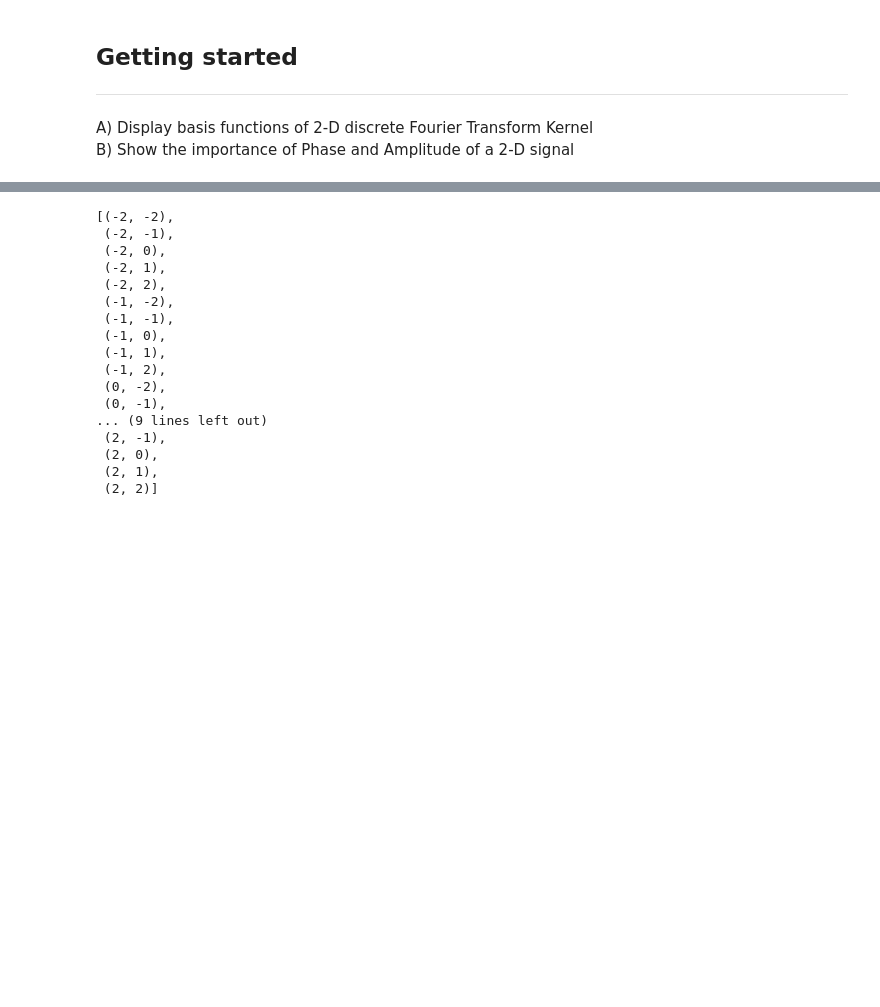
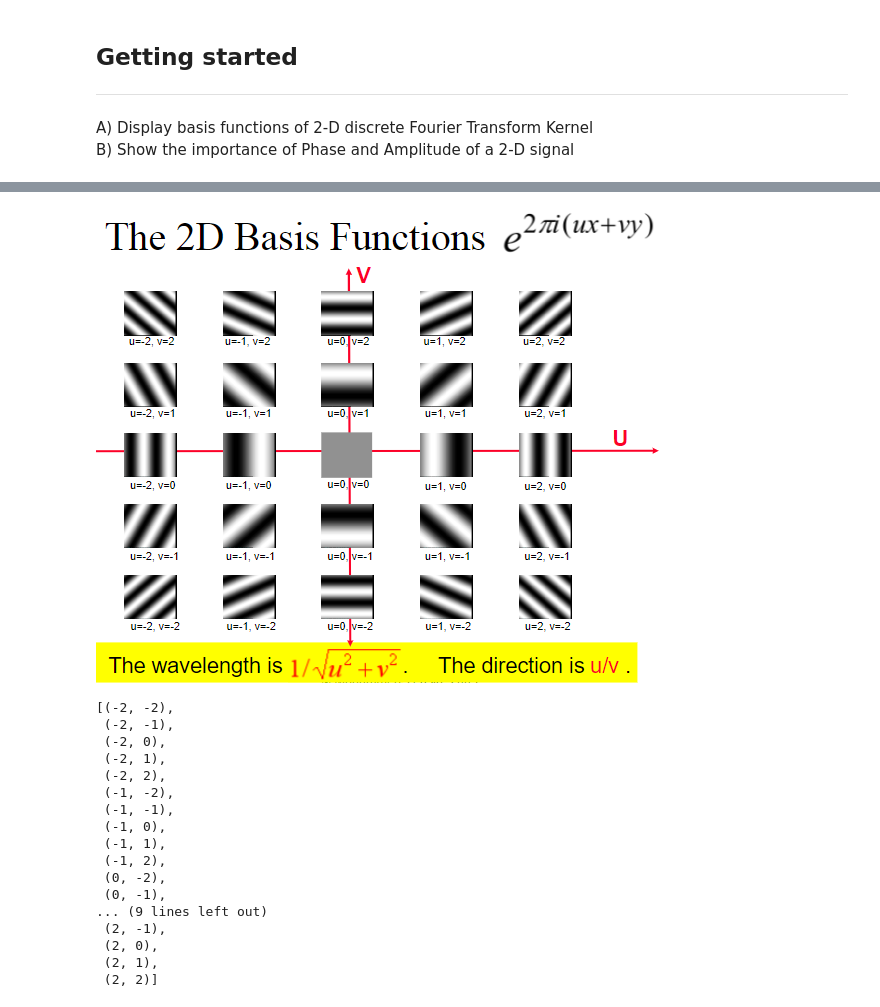
Before and after one commit to bereketeshete/Image-Processing, a Jupyter notebook: Assignment 3 - Image Fourier Transform/Assignment 3 Bereket.ipynb, the cells around one changed output, grey strips where cells are left out. Cells and saved outputs as stored; diff of their text form; code cells hidden in the pictures; blank space fills up the shorter version.

```diff
--- a/Assignment 3 - Image Fourier Transform/Assignment 3 Bereket.ipynb
+++ b/Assignment 3 - Image Fourier Transform/Assignment 3 Bereket.ipynb
@@ -99,3 +95,7 @@ Ref: Lecture Note, page 23
+# %%
+Image(filename='Images/2D_basis_vectors.PNG')
+# %% [output]
+[figure, added]
 # %%
 img_1 = np.zeros((20, 20))
 uv_values = list(product([-2,-1,0,1,2], repeat=2))
```
Also changed, not shown: parts of 5 cells of this notebook.
